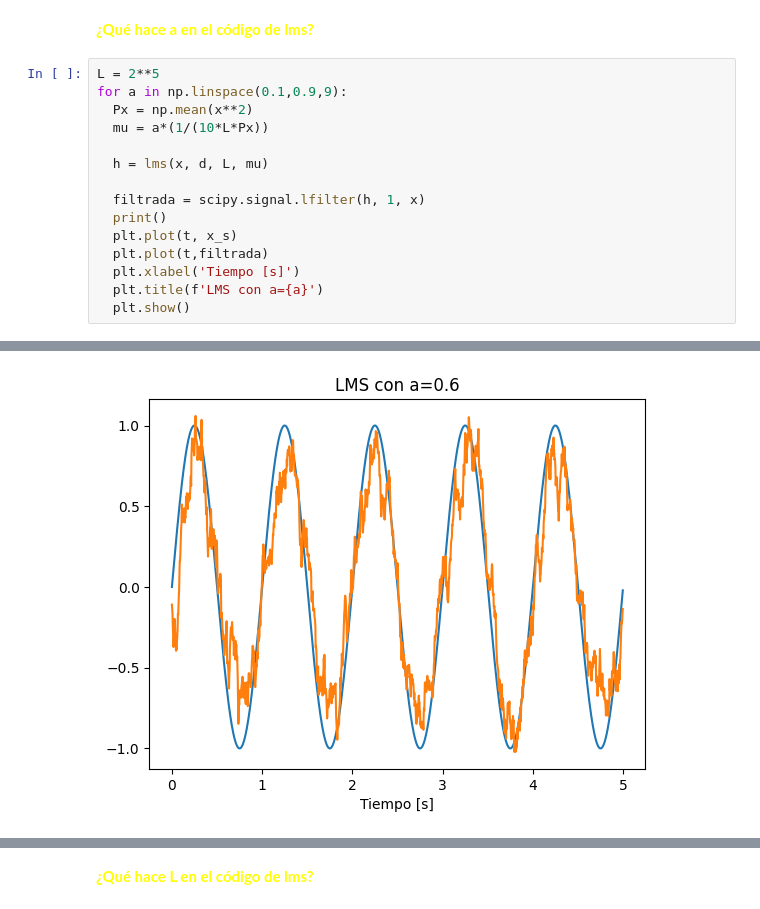
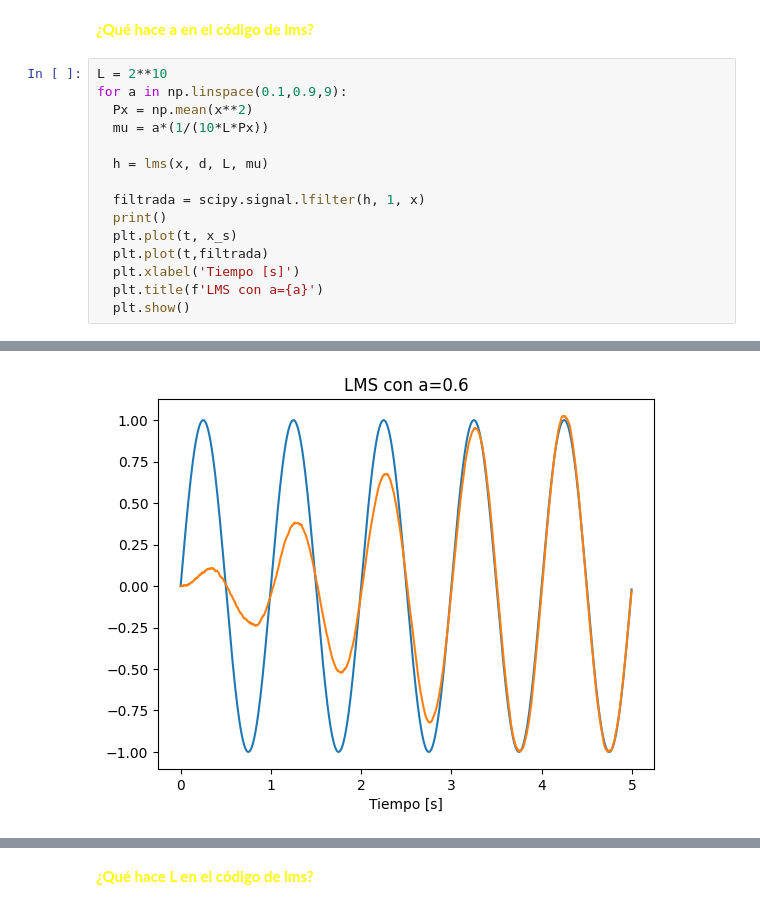
Before and after one commit to Juangonz952/PSIB, a Jupyter notebook: Filtros Optimos y AR/07_Filtros_óptimos_y_modelo_AR_PSIB2024Q1.ipynb, the cells around one changed output, grey strips where cells are left out. Drawn from its saved outputs; the diff is of its cells as text.

```diff
--- a/Filtros Optimos y AR/07_Filtros_óptimos_y_modelo_AR_PSIB2024Q1.ipynb
+++ b/Filtros Optimos y AR/07_Filtros_óptimos_y_modelo_AR_PSIB2024Q1.ipynb
@@ -445,7 +453,7 @@ plt.show()
 # %% [markdown]
 **<font color="yellow"> ¿Qué hace a en el código de lms? <font>**
 # %%
-L = 2**5
+L = 2**10
 for a in np.linspace(0.1,0.9,9):
   Px = np.mean(x**2)
   mu = a*(1/(10*L*Px))
@@ -468 +476 @@ for a in np.linspace(0.1,0.9,9):
-[figure, old version]
+[figure, new version]
```
Also changed, not shown: parts of 7 cells of this notebook.
